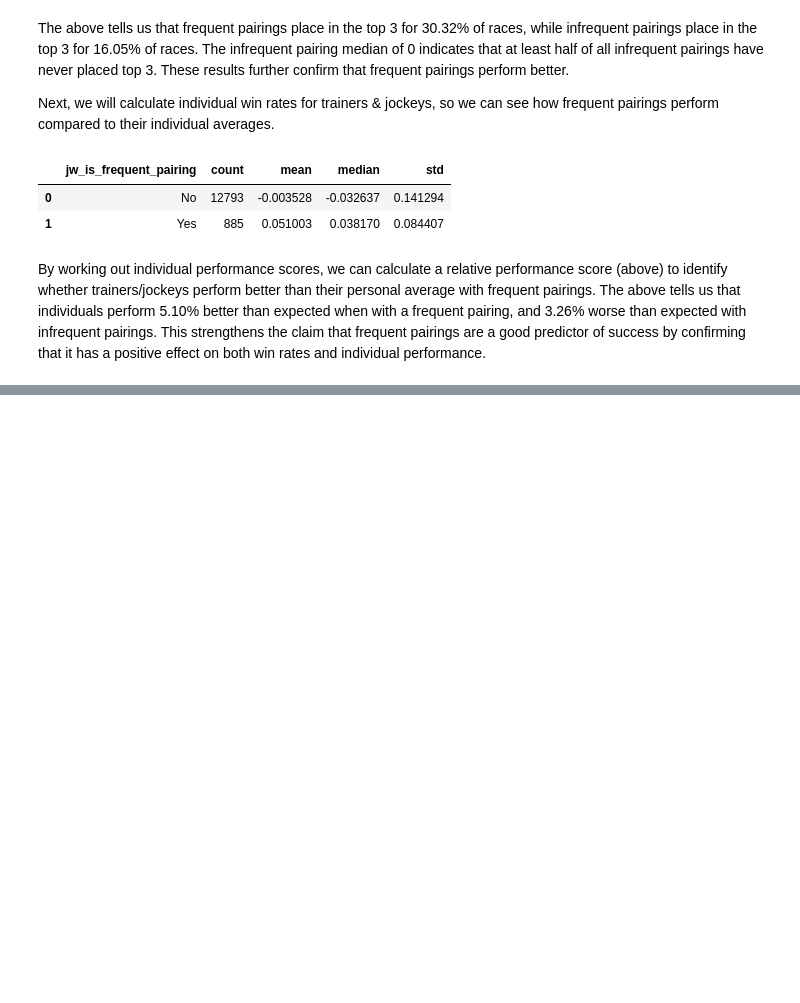
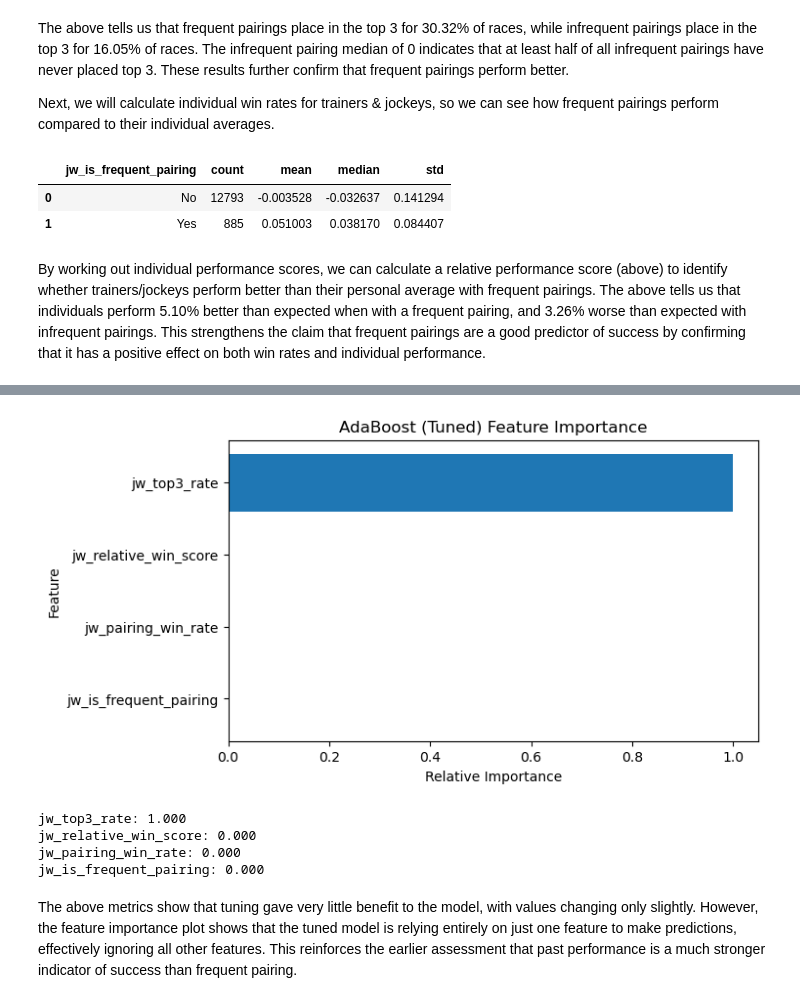
Before and after one commit to Kobeonekenobe/GroupProject3, a Jupyter notebook: GroupProject3.ipynb, the cells around one changed output, grey strips where cells are left out. Drawn from its saved outputs; the diff is of its cells as text; code cells hidden in the pictures; blank space fills up the shorter version.

```diff
--- a/GroupProject3.ipynb
+++ b/GroupProject3.ipynb
@@ -1137,0 +1244,29 @@ This strengthens the claim that frequent pairings are a good predictor of succes
+# %%
+# retraining  model using best parameters above
+jw_adaboost_final = AdaBoostClassifier(
+    n_estimators=300,
+    learning_rate=0.01,
+    random_state=42
+)
+
+# training
+jw_adaboost_final.fit(X_train, y_train)
+
+# predictions
+y_pred_final = jw_adaboost_final.predict(X_test)
+y_prob_final = jw_adaboost_final.predict_proba(X_test)[:, 1]
+
+# metrics
+acc_final = accuracy_score(y_test, y_pred_final)
+f1_final = f1_score(y_test, y_pred_final)
+roc_final = roc_auc_score(y_test, y_prob_final)
+
+print("Original model:")
+print(f"Accuracy: {acc:.3f}")
+print(f"F1-Score: {f1:.3f}")
+print(f"ROC-AUC: {roc:.3f}")
+print("")
+print("Tuned model")
+print(f"Final Model Accuracy: {acc_final:.3f}")
+print(f"Final Model F1-Score: {f1_final:.3f}")
+print(f"Final Model ROC-AUC: {roc_final:.3f}")
@@ -1137,0 +1283,25 @@ This strengthens the claim that frequent pairings are a good predictor of succes
+# %%
+# feature importance for tuned model
+importances_final = jw_adaboost_final.feature_importances_
+indices_final = np.argsort(importances_final)[::-1]
+feature_names_final = X.columns[indices_final]
+
+plt.figure(figsize=(7,4))
+plt.barh(feature_names_final[::-1], importances_final[indices_final][::-1])
+plt.title("AdaBoost (Tuned) Feature Importance")
+plt.xlabel("Relative Importance")
+plt.ylabel("Feature")
+plt.show()
+
+for i in range(len(feature_names_final)):
+    print(f"{feature_names_final[i]}: {importances_final[indices_final][i]:.3f}")
+# %% [output]
+[figure, added]
+jw_top3_rate: 1.000
+jw_relative_win_score: 0.000
+jw_pairing_win_rate: 0.000
+jw_is_frequent_pairing: 0.000
+# %% [markdown]
+The above metrics show that tuning gave very little benefit to the model, with values changing only slightly.
+However, the feature importance plot shows that the tuned model is relying entirely on just one feature to make predictions, effectively ignoring all other features.
+This reinforces the earlier assessment that past performance is a much stronger indicator of success than frequent pairing.
```
Also changed, not shown: parts of 21 cells of this notebook.
